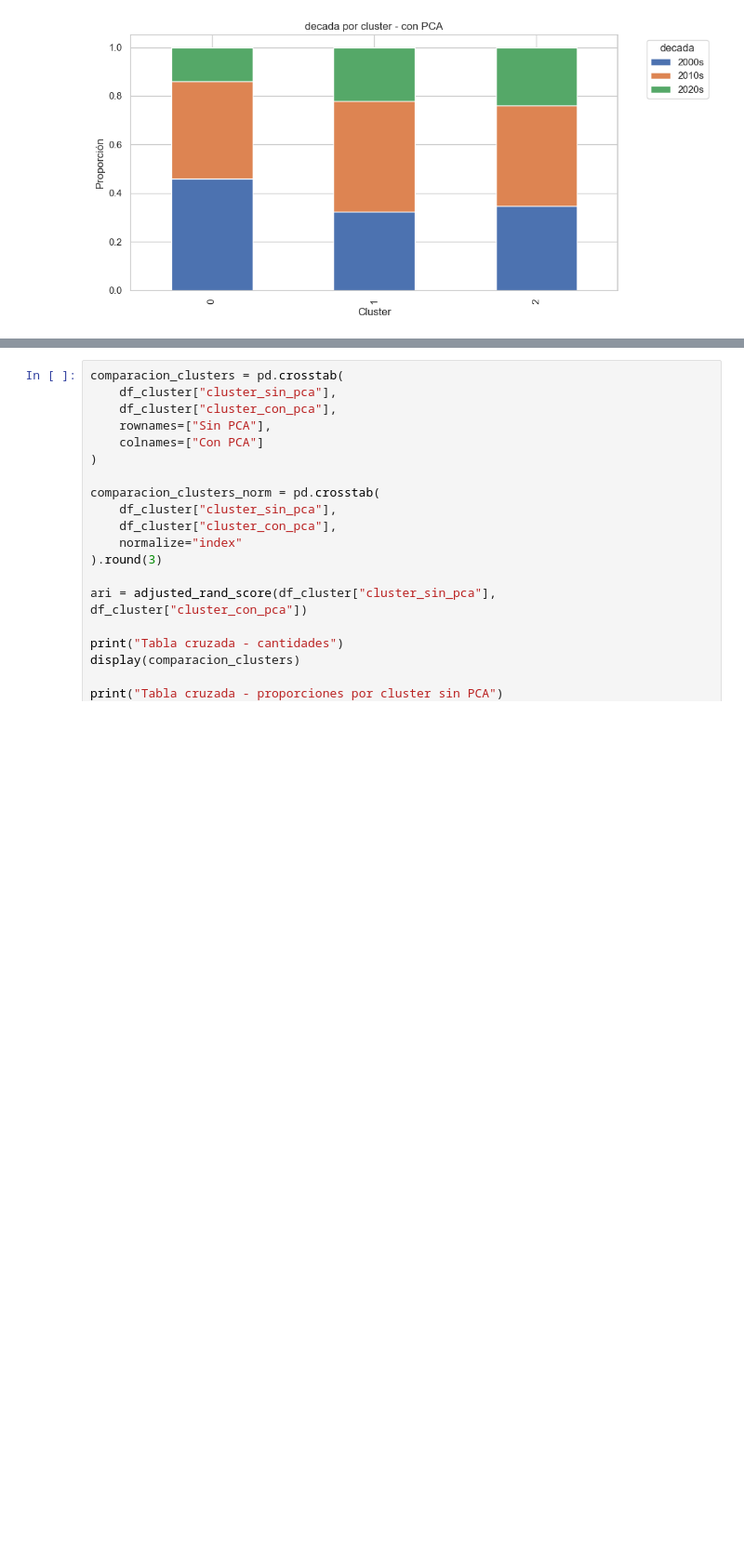
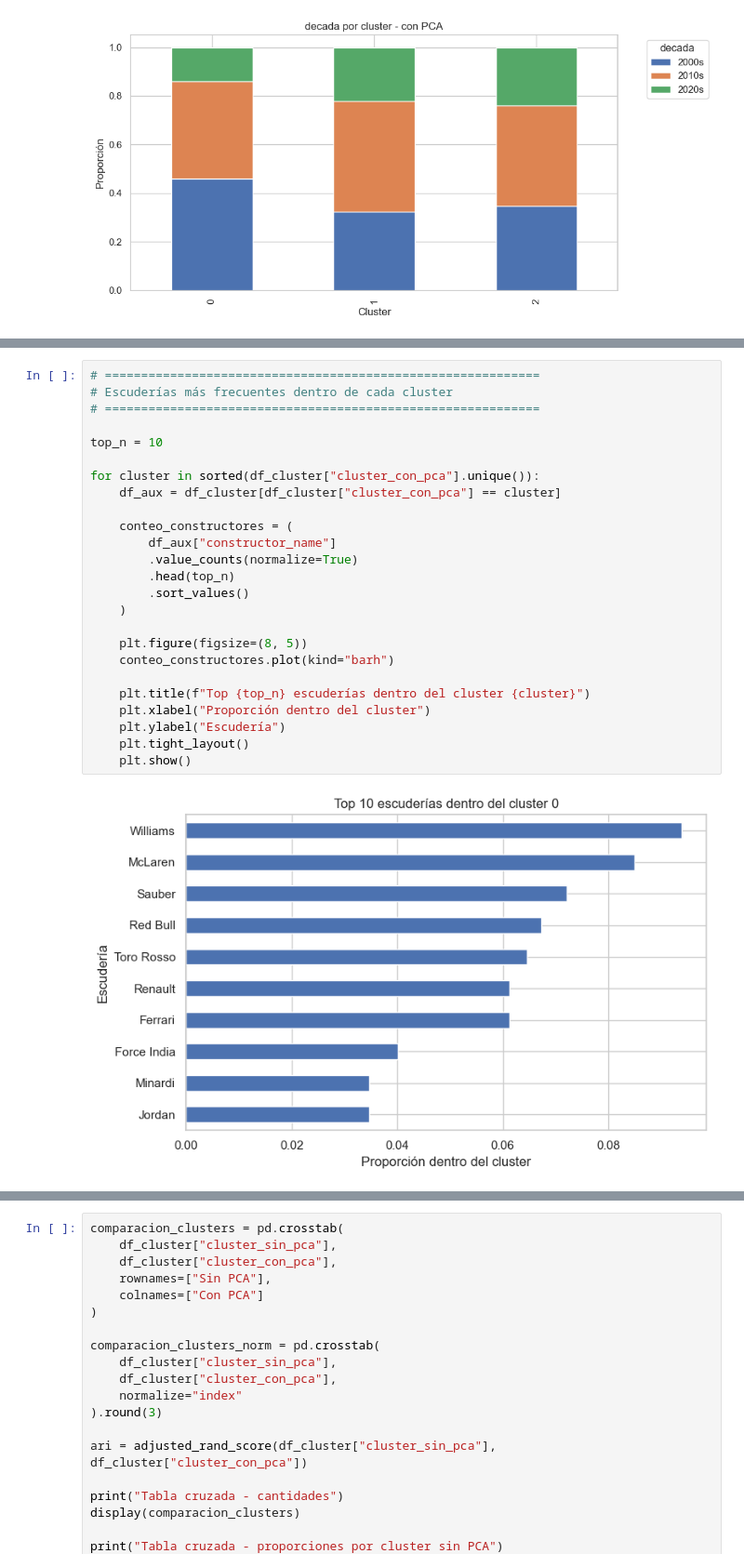
Before and after one commit to castillojuanignacio/Analisis-multivariado, a Jupyter notebook: notebooks/clustering/Cluster_formula1.ipynb, the cells around one changed output, grey strips where cells are left out. Shown at 93% size. Cells and saved outputs as stored; diff of their text form; blank space fills up the shorter version.

Commit message:
Agrego la relacion entre piloto/escuderia con cada cluster

```diff
--- a/notebooks/clustering/Cluster_formula1.ipynb
+++ b/notebooks/clustering/Cluster_formula1.ipynb
@@ -960,0 +969,27 @@ Distribución de decada por cluster con PCA
+# %%
+# ============================================================
+# Escuderías más frecuentes dentro de cada cluster
+# ============================================================
+
+top_n = 10
+
+for cluster in sorted(df_cluster["cluster_con_pca"].unique()):
+    df_aux = df_cluster[df_cluster["cluster_con_pca"] == cluster]
+
+    conteo_constructores = (
+        df_aux["constructor_name"]
+        .value_counts(normalize=True)
+        .head(top_n)
+        .sort_values()
+    )
+
+    plt.figure(figsize=(8, 5))
+    conteo_constructores.plot(kind="barh")
+
+    plt.title(f"Top {top_n} escuderías dentro del cluster {cluster}")
+    plt.xlabel("Proporción dentro del cluster")
+    plt.ylabel("Escudería")
+    plt.tight_layout()
+    plt.show()
+# %% [output]
+[figure, added]
```
Also changed, not shown: parts of 13 cells of this notebook.
